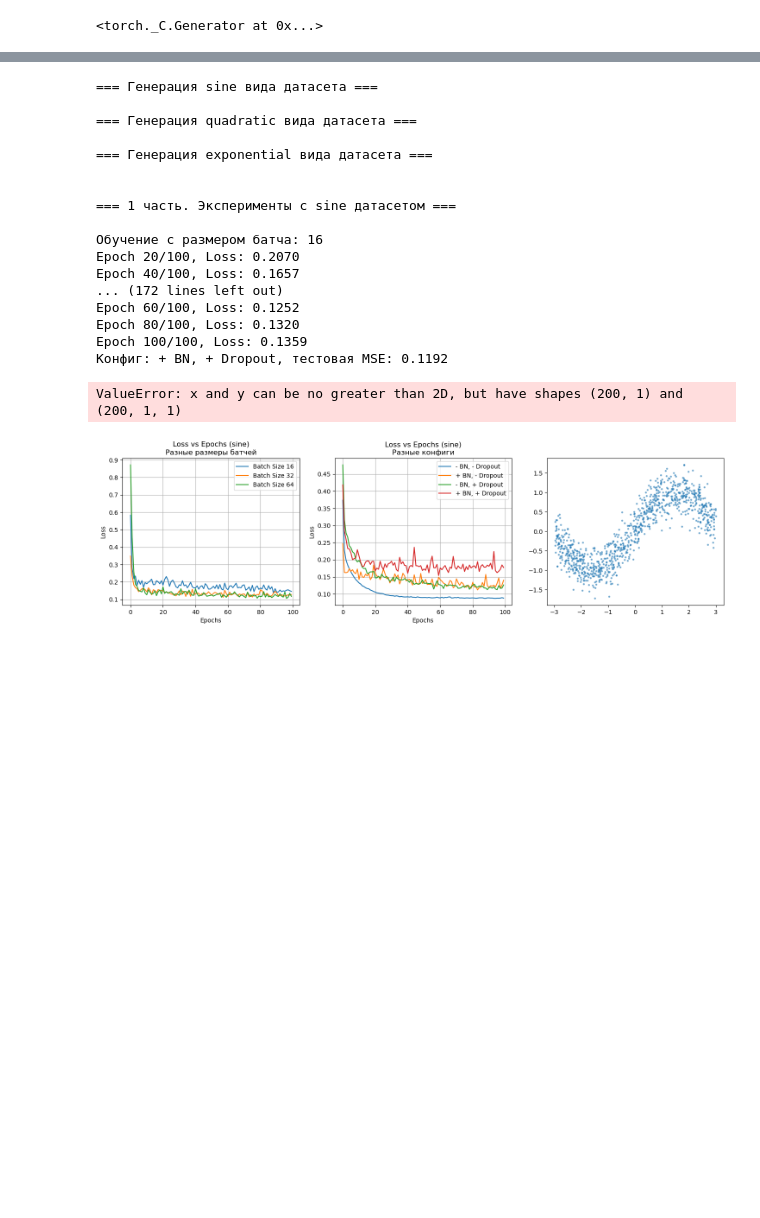
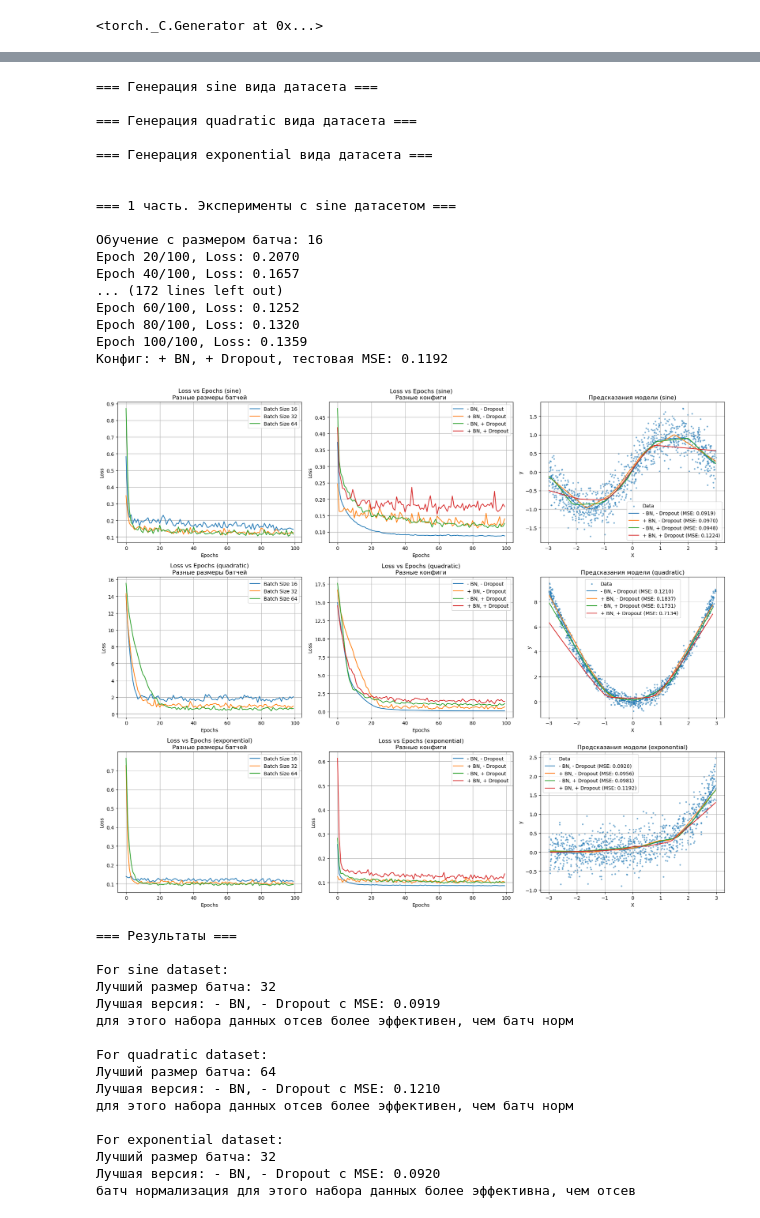
Before and after one commit to athebyme/ml-course-notebook, a Jupyter notebook: lab1.ipynb, the cells around one changed output, grey strips where cells are left out. Cells and saved outputs as stored; diff of their text form; code cells hidden in the pictures; blank space fills up the shorter version.

```diff
--- a/lab1.ipynb
+++ b/lab1.ipynb
@@ -196,12 +229,19 @@ def visualize_results(all_datasets, part1_results, part2_results, function_types
         plt.grid(True)
 
         plt.subplot(3, 3, i*3 + 3)
-        plt.scatter(X_all, y_all, s=5, alpha=0.5, label='Data')
+        X_all_np = X_all.squeeze().numpy() if isinstance(X_all, torch.Tensor) else X_all
+        y_all_np = y_all.squeeze().numpy() if isinstance(y_all, torch.Tensor) else y_all
 
-        X_sorted, indices = torch.sort(X_test, dim=0)
+        plt.scatter(X_all_np, y_all_np, s=5, alpha=0.5, label='Data')
+
+        X_sorted = X_test.clone().squeeze()
+        indices = torch.argsort(X_sorted)
+        X_sorted = X_sorted[indices].numpy()
 
         for config_name, results in part2_results[i].items():
-            plt.plot(X_sorted.numpy(), results['predictions'][indices].numpy(),
+            predictions = results['predictions'].clone().squeeze()
+            predictions_sorted = predictions[indices].numpy()
+            plt.plot(X_sorted, predictions_sorted,
                    label=f"{config_name} (MSE: {results['mse']:.4f})")
 
         plt.title(f'Предсказания модели ({func_type})')
@@ -243,34 +283,49 @@ print("\n=== Результаты ===")
 for i, func_type in enumerate(function_types):
     print(f"\nFor {func_type} dataset:")
     print(f"Лучший размер батча: {best_batch_sizes[i]}")
 
     best_config = min(part2_results_all[i].items(), key=lambda x: x[1]['mse'])
     print(f"Лучшая версия: {best_config[0]} с MSE: {best_config[1]['mse']:.4f}")
 
-    bn_no_dropout_mse = part2_results_all[i]['BN, No Dropout']['mse']
-    no_bn_dropout_mse = part2_results_all[i]['No BN, Dropout']['mse']
+    bn_no_dropout_mse = part2_results_all[i]['+ BN, - Dropout']['mse']
+    no_bn_dropout_mse = part2_results_all[i]['- BN, + Dropout']['mse']
 
     if bn_no_dropout_mse < no_bn_dropout_mse:
         print("батч нормализация для этого набора данных более эффективна, чем отсев")
     else:
         print("для этого набора данных отсев более эффективен, чем батч норм")
 # %% [output]
 === Генерация sine вида датасета ===
 
 === Генерация quadratic вида датасета ===
 
 === Генерация exponential вида датасета ===
 
 
 === 1 часть. Эксперименты с sine датасетом ===
 
 Обучение с размером батча: 16
 Epoch 20/100, Loss: 0.2070
 Epoch 40/100, Loss: 0.1657
 ... (172 lines left out)
 Epoch 60/100, Loss: 0.1252
 Epoch 80/100, Loss: 0.1320
 Epoch 100/100, Loss: 0.1359
 Конфиг: + BN, + Dropout, тестовая MSE: 0.1192
+[figure, new version]
-ValueError: x and y can be no greater than 2D, but have shapes (200, 1) and (200, 1, 1)
+=== Результаты ===
+
+For sine dataset:
+Лучший размер батча: 32
+Лучшая версия: - BN, - Dropout с MSE: 0.0919
+для этого набора данных отсев более эффективен, чем батч норм
+
+For quadratic dataset:
+Лучший размер батча: 64
+Лучшая версия: - BN, - Dropout с MSE: 0.1210
+для этого набора данных отсев более эффективен, чем батч норм
+
+For exponential dataset:
+Лучший размер батча: 32
+Лучшая версия: - BN, - Dropout с MSE: 0.0920
+батч нормализация для этого набора данных более эффективна, чем отсев
-[figure, old version]
```
Also changed, not shown: parts of 5 cells of this notebook.
